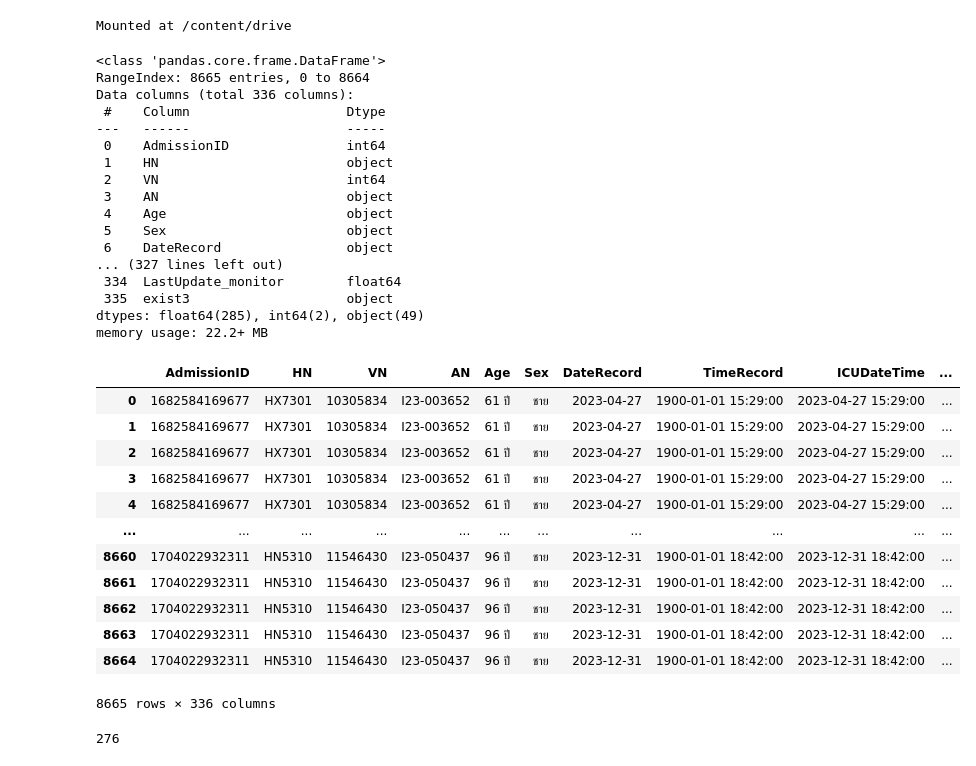
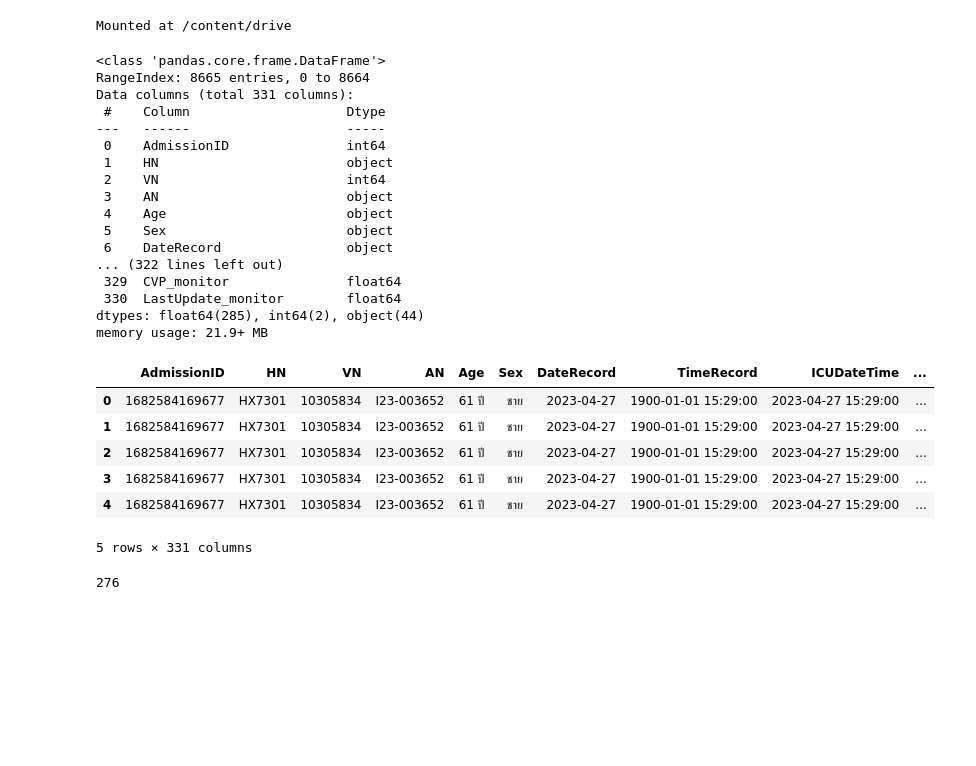
Before and after one commit to Tonry12/Data_joyx2, a Jupyter notebook: 276_patient.ipynb, the cells around one changed output. Cells and saved outputs as stored; diff of their text form; code cells hidden in the pictures; blank space fills up the shorter version.

```diff
--- a/276_patient.ipynb
+++ b/276_patient.ipynb
@@ -14,12 +14,12 @@ Mounted at /content/drive
 path = "/content/drive/MyDrive/smarticu_data/work_files/"
 # %%
 data = pd.read_csv(path+"table_276.csv")
-data.drop(['Unnamed: 0'], axis=1, inplace=True)
+data.drop(['Unnamed: 0','_merge','exist0','exist1','exist2','exist3'], axis=1, inplace=True)
 data.info(verbose=True)
 # %% [output]
 <class 'pandas.core.frame.DataFrame'>
 RangeIndex: 8665 entries, 0 to 8664
-Data columns (total 336 columns):
+Data columns (total 331 columns):
  #    Column                    Dtype
 ---   ------                    -----
  0    AdmissionID               int64
@@ -29,27 +29,21 @@ Data columns (total 336 columns):
  4    Age                       object
  5    Sex                       object
  6    DateRecord                object
-... (327 lines left out)
- 334  LastUpdate_monitor        float64
- 335  exist3                    object
-dtypes: float64(285), int64(2), object(49)
-memory usage: 22.2+ MB
+... (322 lines left out)
+ 329  CVP_monitor               float64
+ 330  LastUpdate_monitor        float64
+dtypes: float64(285), int64(2), object(44)
+memory usage: 21.9+ MB
 # %%
-data
+data.head()
 # %% [output]
 |  | AdmissionID | HN | VN | AN | Age | Sex | DateRecord | TimeRecord | ICUDateTime | ... |
 | 0 | 1682584169677 | HX7301 | 10305834 | I23-003652 | 61 ปี | ชาย | 2023-04-27 | 1900-01-01 15:29:00 | 2023-04-27 15:29:00 | ... |
 | 1 | 1682584169677 | HX7301 | 10305834 | I23-003652 | 61 ปี | ชาย | 2023-04-27 | 1900-01-01 15:29:00 | 2023-04-27 15:29:00 | ... |
 | 2 | 1682584169677 | HX7301 | 10305834 | I23-003652 | 61 ปี | ชาย | 2023-04-27 | 1900-01-01 15:29:00 | 2023-04-27 15:29:00 | ... |
 | 3 | 1682584169677 | HX7301 | 10305834 | I23-003652 | 61 ปี | ชาย | 2023-04-27 | 1900-01-01 15:29:00 | 2023-04-27 15:29:00 | ... |
 | 4 | 1682584169677 | HX7301 | 10305834 | I23-003652 | 61 ปี | ชาย | 2023-04-27 | 1900-01-01 15:29:00 | 2023-04-27 15:29:00 | ... |
-| ... | ... | ... | ... | ... | ... | ... | ... | ... | ... | ... |
-| 8660 | 1704022932311 | HN5310 | 11546430 | I23-050437 | 96 ปี | ชาย | 2023-12-31 | 1900-01-01 18:42:00 | 2023-12-31 18:42:00 | ... |
-| 8661 | 1704022932311 | HN5310 | 11546430 | I23-050437 | 96 ปี | ชาย | 2023-12-31 | 1900-01-01 18:42:00 | 2023-12-31 18:42:00 | ... |
-| 8662 | 1704022932311 | HN5310 | 11546430 | I23-050437 | 96 ปี | ชาย | 2023-12-31 | 1900-01-01 18:42:00 | 2023-12-31 18:42:00 | ... |
-| 8663 | 1704022932311 | HN5310 | 11546430 | I23-050437 | 96 ปี | ชาย | 2023-12-31 | 1900-01-01 18:42:00 | 2023-12-31 18:42:00 | ... |
-| 8664 | 1704022932311 | HN5310 | 11546430 | I23-050437 | 96 ปี | ชาย | 2023-12-31 | 1900-01-01 18:42:00 | 2023-12-31 18:42:00 | ... |
-8665 rows × 336 columns
+5 rows × 331 columns
 # %%
 data['AdmissionID'].nunique()
 # %% [output]
```
Also changed, not shown: parts of 3 cells of this notebook.
